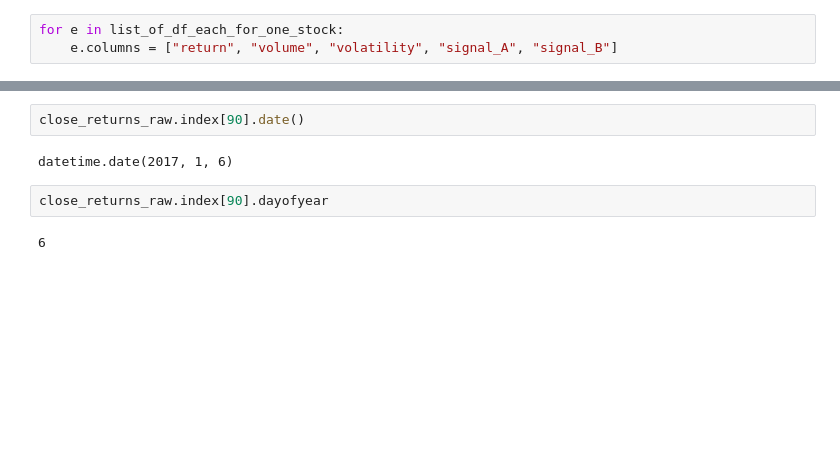
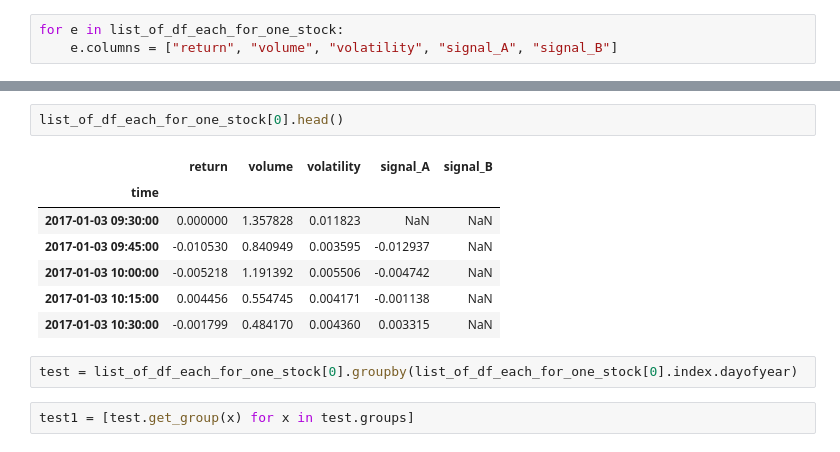
Before and after one commit to kanru-wang/stock_toy_model_for_phg, a Jupyter notebook: dev_notebook.ipynb, the cells around one changed output, grey strips where cells are left out. Saved outputs shown, nothing was run; the diff lists cells and outputs as text; blank space fills up the shorter version.

```diff
--- a/dev_notebook.ipynb
+++ b/dev_notebook.ipynb
@@ -174,8 +58,14 @@ dir(close_returns_raw.index[1])
-# %%
-close_returns_raw.index[90].date()
-# %% [output]
-datetime.date(2017, 1, 6)
-# %%
-close_returns_raw.index[90].dayofyear
-# %% [output]
-6
+# %%
+list_of_df_each_for_one_stock[0].head()
+# %% [output]
+|  | return | volume | volatility | signal_A | signal_B |
+| time |  |  |  |  |  |
+| 2017-01-03 09:30:00 | 0.000000 | 1.357828 | 0.011823 | NaN | NaN |
+| 2017-01-03 09:45:00 | -0.010530 | 0.840949 | 0.003595 | -0.012937 | NaN |
+| 2017-01-03 10:00:00 | -0.005218 | 1.191392 | 0.005506 | -0.004742 | NaN |
+| 2017-01-03 10:15:00 | 0.004456 | 0.554745 | 0.004171 | -0.001138 | NaN |
+| 2017-01-03 10:30:00 | -0.001799 | 0.484170 | 0.004360 | 0.003315 | NaN |
+# %%
+test = list_of_df_each_for_one_stock[0].groupby(list_of_df_each_for_one_stock[0].index.dayofyear)
+# %%
+test1 = [test.get_group(x) for x in test.groups]
```
Also changed, not shown: parts of 20 cells of this notebook.
